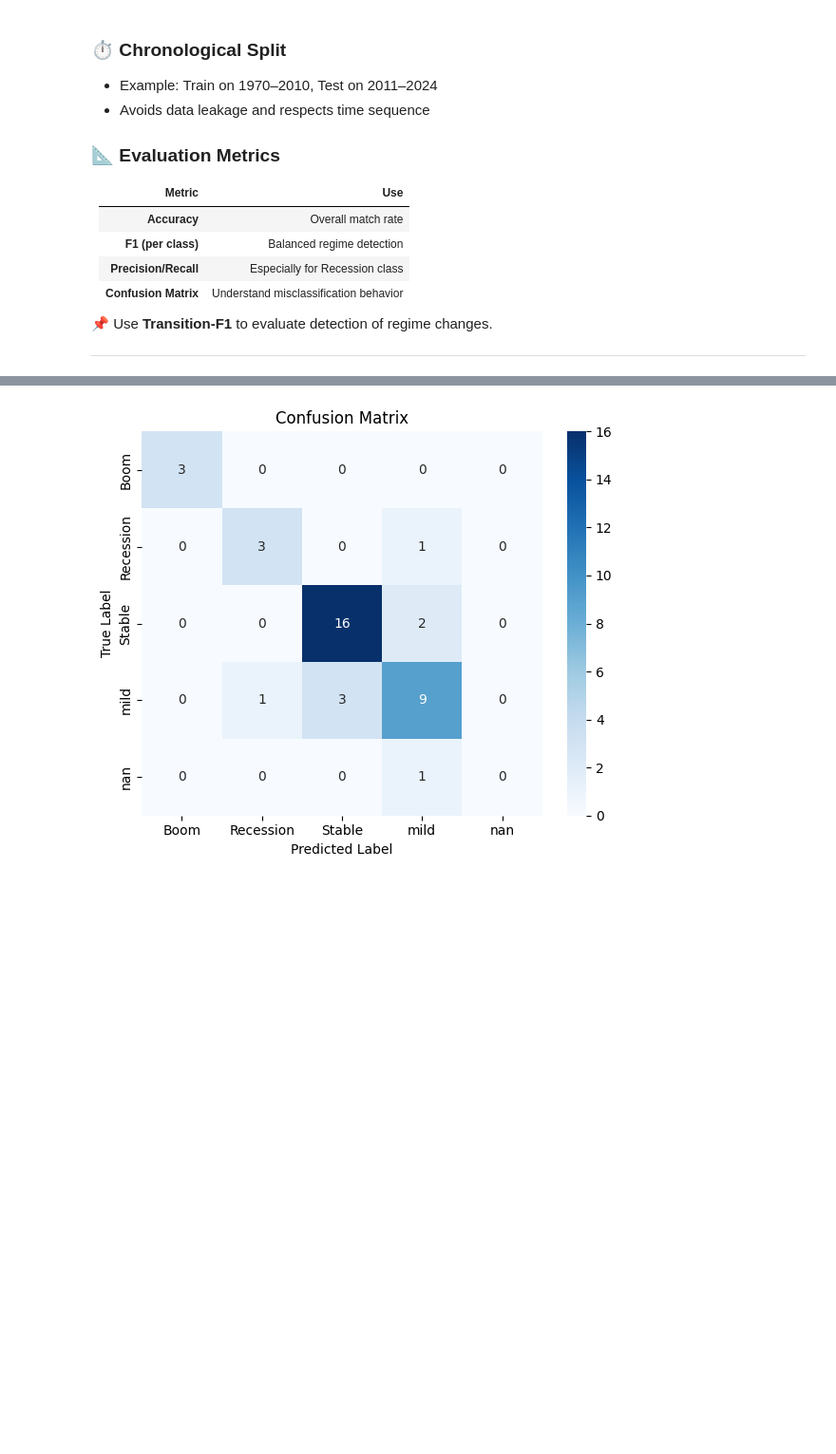
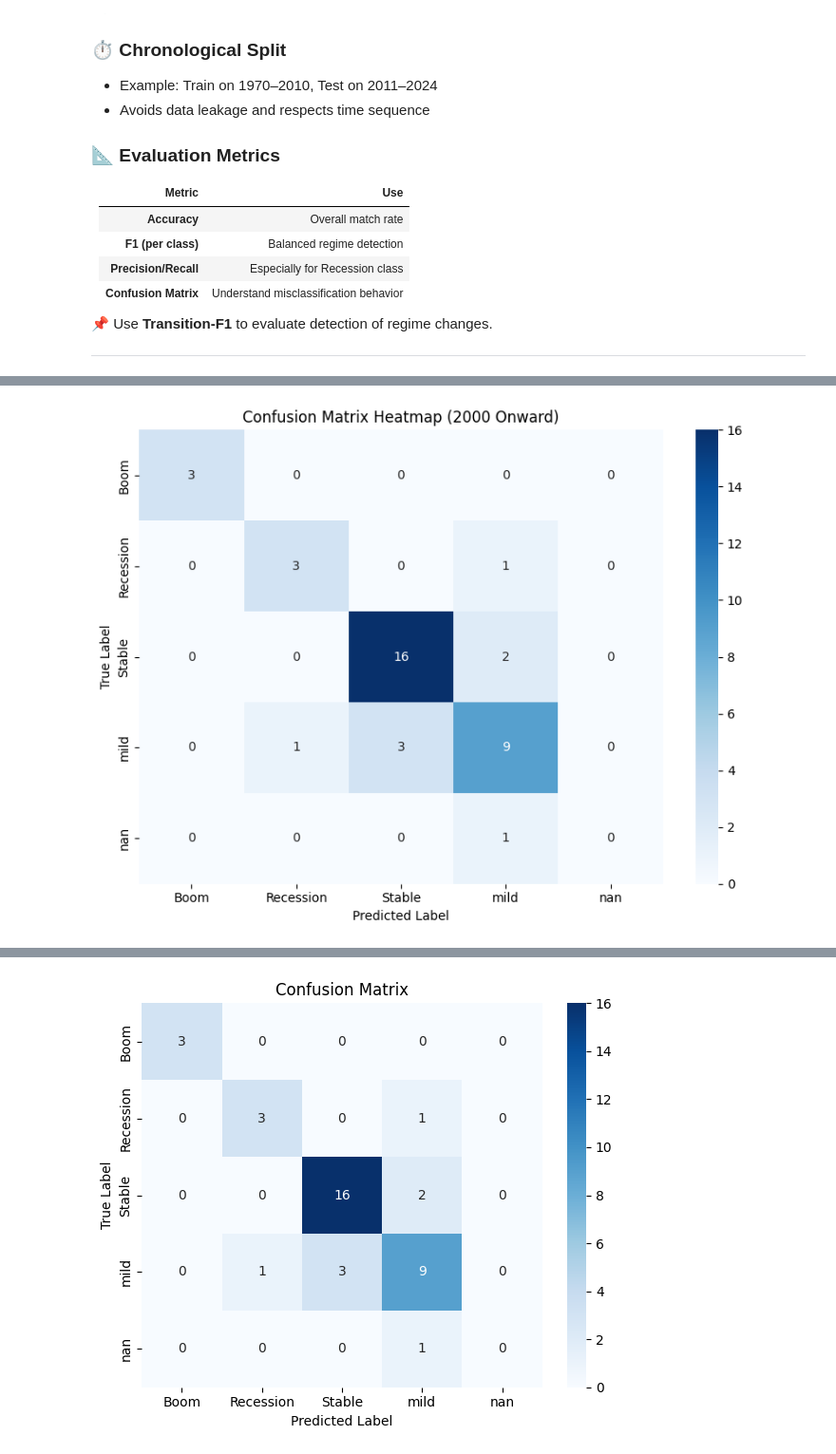
Before and after one commit to Makster04/FINAL_CAPSTONE_PROJECT, a Jupyter notebook: Notebook.ipynb, the cells around one changed output, grey strips where cells are left out. Shown at 95% size. Cells and saved outputs as stored; diff of their text form; code cells hidden in the pictures; blank space fills up the shorter version.

```diff
--- a/Notebook.ipynb
+++ b/Notebook.ipynb
@@ -2280,0 +2278,20 @@ Stable Recession mild  Stable Stable mild  mild  Stable Stable Stable Stable Sta
+# %%
+post_2000_mask = test_df["observation_date"] >= "2000-01-01"
+y_test_2000 = y_test[post_2000_mask.values]
+y_pred_2000 = y_pred[post_2000_mask.values]
+
+# Recompute confusion matrix for post-2000 data
+conf_matrix = confusion_matrix(y_test_2000, y_pred_2000)
+
+import seaborn as sns
+
+plt.figure(figsize=(8, 6))
+sns.heatmap(conf_matrix, annot=True, fmt='d', cmap='Blues',
+            xticklabels=target_names, yticklabels=target_names)
+plt.title("Confusion Matrix Heatmap (2000 Onward)")
+plt.xlabel("Predicted Label")
+plt.ylabel("True Label")
+plt.tight_layout()
+plt.show()
+# %% [output]
+[figure, added]
```
Also changed, not shown: parts of 2 cells of this notebook.
